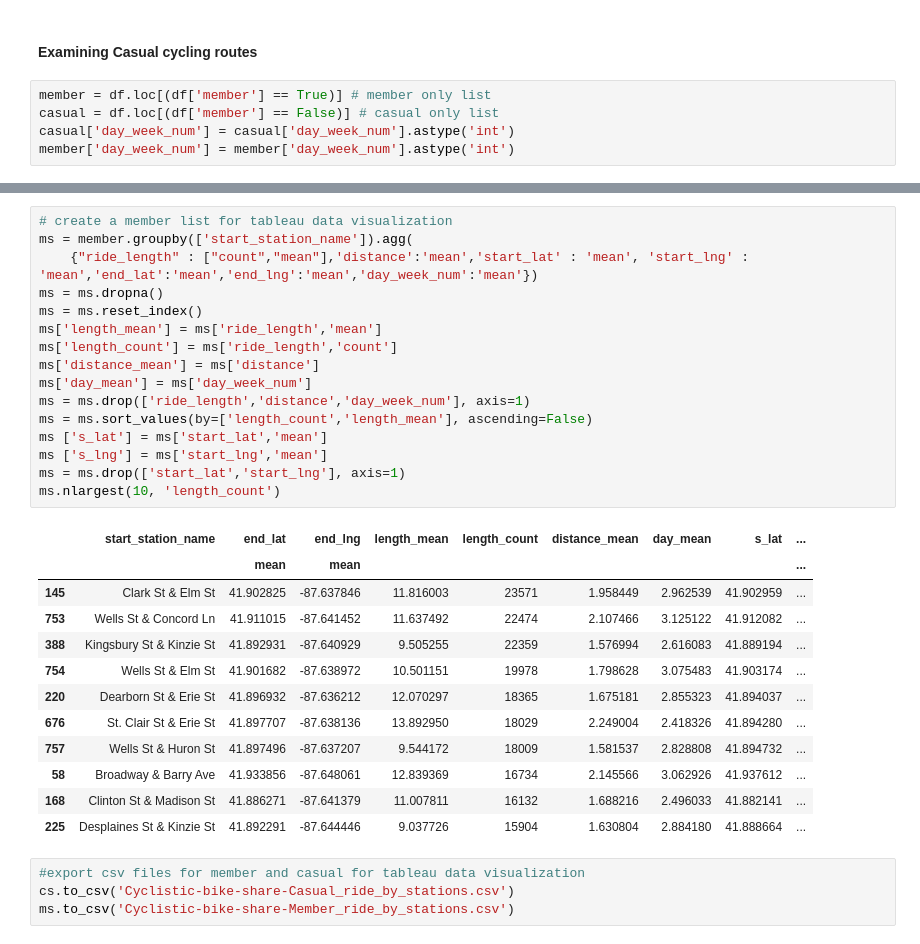
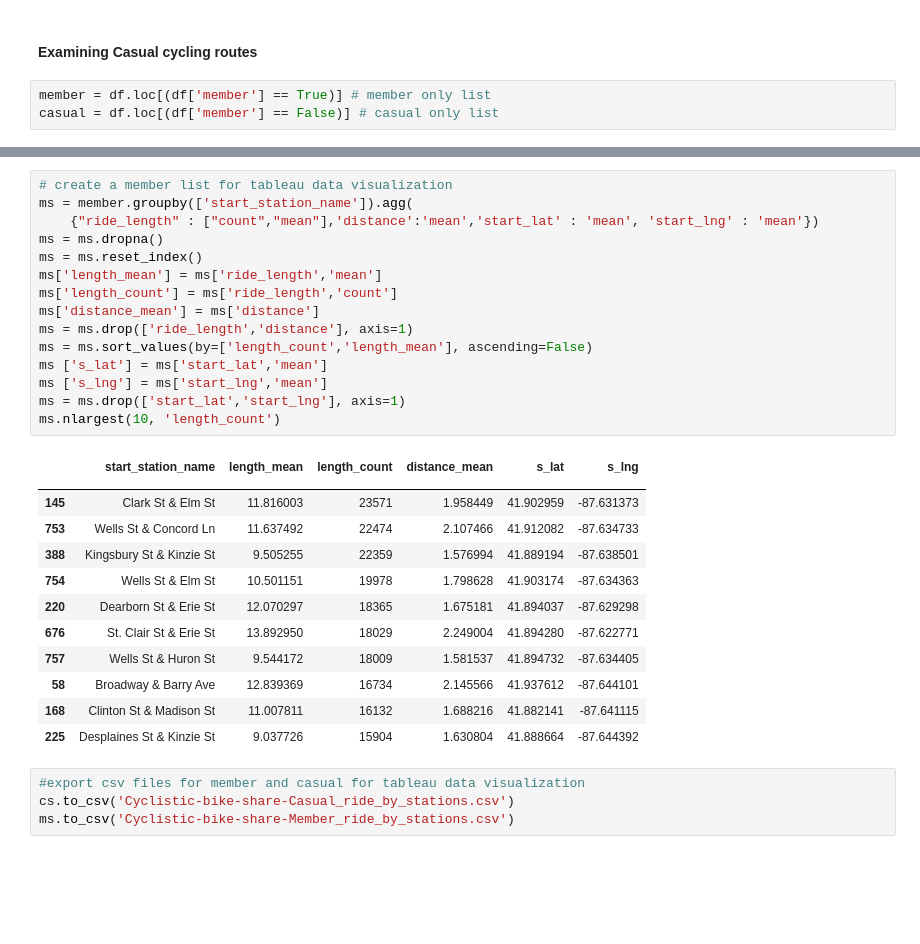
Before and after one commit to DrorGivonAnalyst/Cyclistic-_bike_share_case_study, a Jupyter notebook: Cyclistic bike-share.ipynb, the cells around one changed output, grey strips where cells are left out. Cells and saved outputs as stored; diff of their text form; blank space fills up the shorter version.

```diff
--- a/Cyclistic bike-share.ipynb
+++ b/Cyclistic bike-share.ipynb
@@ -1122,8 +1128,6 @@ c.nlargest(10, 'ride_id')
 # %%
 member = df.loc[(df['member'] == True)] # member only list
 casual = df.loc[(df['member'] == False)] # casual only list
-casual['day_week_num'] = casual['day_week_num'].astype('int')
-member['day_week_num'] = member['day_week_num'].astype('int')
 # %%
 # top 10 start & end station rides for casual
 cs = casual.groupby(['start_station_name']).agg(
@@ -1169,32 +1159,31 @@ casual.describe().round(3)
 # %%
 # create a member list for tableau data visualization
 ms = member.groupby(['start_station_name']).agg(
-    {"ride_length" : ["count","mean"],'distance':'mean','start_lat' : 'mean', 'start_lng' : 'mean','end_lat':'mean','end_lng':'mean','day_week_num':'mean'})
+    {"ride_length" : ["count","mean"],'distance':'mean','start_lat' : 'mean', 'start_lng' : 'mean'})
 ms = ms.dropna()
 ms = ms.reset_index()
 ms['length_mean'] = ms['ride_length','mean']
 ms['length_count'] = ms['ride_length','count']
 ms['distance_mean'] = ms['distance']
-ms['day_mean'] = ms['day_week_num']
-ms = ms.drop(['ride_length','distance','day_week_num'], axis=1)
+ms = ms.drop(['ride_length','distance'], axis=1)
 ms = ms.sort_values(by=['length_count','length_mean'], ascending=False)
 ms ['s_lat'] = ms['start_lat','mean']
 ms ['s_lng'] = ms['start_lng','mean']
 ms = ms.drop(['start_lat','start_lng'], axis=1)
 ms.nlargest(10, 'length_count')
 # %% [output]
-|  | start_station_name | end_lat | end_lng | length_mean | length_count | distance_mean | day_mean | s_lat | ... |
-|  |  | mean | mean |  |  |  |  |  | ... |
-| 145 | Clark St & Elm St | 41.902825 | -87.637846 | 11.816003 | 23571 | 1.958449 | 2.962539 | 41.902959 | ... |
-| 753 | Wells St & Concord Ln | 41.911015 | -87.641452 | 11.637492 | 22474 | 2.107466 | 3.125122 | 41.912082 | ... |
-| 388 | Kingsbury St & Kinzie St | 41.892931 | -87.640929 | 9.505255 | 22359 | 1.576994 | 2.616083 | 41.889194 | ... |
-| 754 | Wells St & Elm St | 41.901682 | -87.638972 | 10.501151 | 19978 | 1.798628 | 3.075483 | 41.903174 | ... |
-| 220 | Dearborn St & Erie St | 41.896932 | -87.636212 | 12.070297 | 18365 | 1.675181 | 2.855323 | 41.894037 | ... |
-| 676 | St. Clair St & Erie St | 41.897707 | -87.638136 | 13.892950 | 18029 | 2.249004 | 2.418326 | 41.894280 | ... |
-| 757 | Wells St & Huron St | 41.897496 | -87.637207 | 9.544172 | 18009 | 1.581537 | 2.828808 | 41.894732 | ... |
-| 58 | Broadway & Barry Ave | 41.933856 | -87.648061 | 12.839369 | 16734 | 2.145566 | 3.062926 | 41.937612 | ... |
-| 168 | Clinton St & Madison St | 41.886271 | -87.641379 | 11.007811 | 16132 | 1.688216 | 2.496033 | 41.882141 | ... |
-| 225 | Desplaines St & Kinzie St | 41.892291 | -87.644446 | 9.037726 | 15904 | 1.630804 | 2.884180 | 41.888664 | ... |
+|  | start_station_name | length_mean | length_count | distance_mean | s_lat | s_lng |
+|  |  |  |  |  |  |  |
+| 145 | Clark St & Elm St | 11.816003 | 23571 | 1.958449 | 41.902959 | -87.631373 |
+| 753 | Wells St & Concord Ln | 11.637492 | 22474 | 2.107466 | 41.912082 | -87.634733 |
+| 388 | Kingsbury St & Kinzie St | 9.505255 | 22359 | 1.576994 | 41.889194 | -87.638501 |
+| 754 | Wells St & Elm St | 10.501151 | 19978 | 1.798628 | 41.903174 | -87.634363 |
+| 220 | Dearborn St & Erie St | 12.070297 | 18365 | 1.675181 | 41.894037 | -87.629298 |
+| 676 | St. Clair St & Erie St | 13.892950 | 18029 | 2.249004 | 41.894280 | -87.622771 |
+| 757 | Wells St & Huron St | 9.544172 | 18009 | 1.581537 | 41.894732 | -87.634405 |
+| 58 | Broadway & Barry Ave | 12.839369 | 16734 | 2.145566 | 41.937612 | -87.644101 |
+| 168 | Clinton St & Madison St | 11.007811 | 16132 | 1.688216 | 41.882141 | -87.641115 |
+| 225 | Desplaines St & Kinzie St | 9.037726 | 15904 | 1.630804 | 41.888664 | -87.644392 |
 # %%
 #export csv files for member and casual for tableau data visualization
 cs.to_csv('Cyclistic-bike-share-Casual_ride_by_stations.csv')
```
Also changed, not shown: parts of 12 cells of this notebook.
